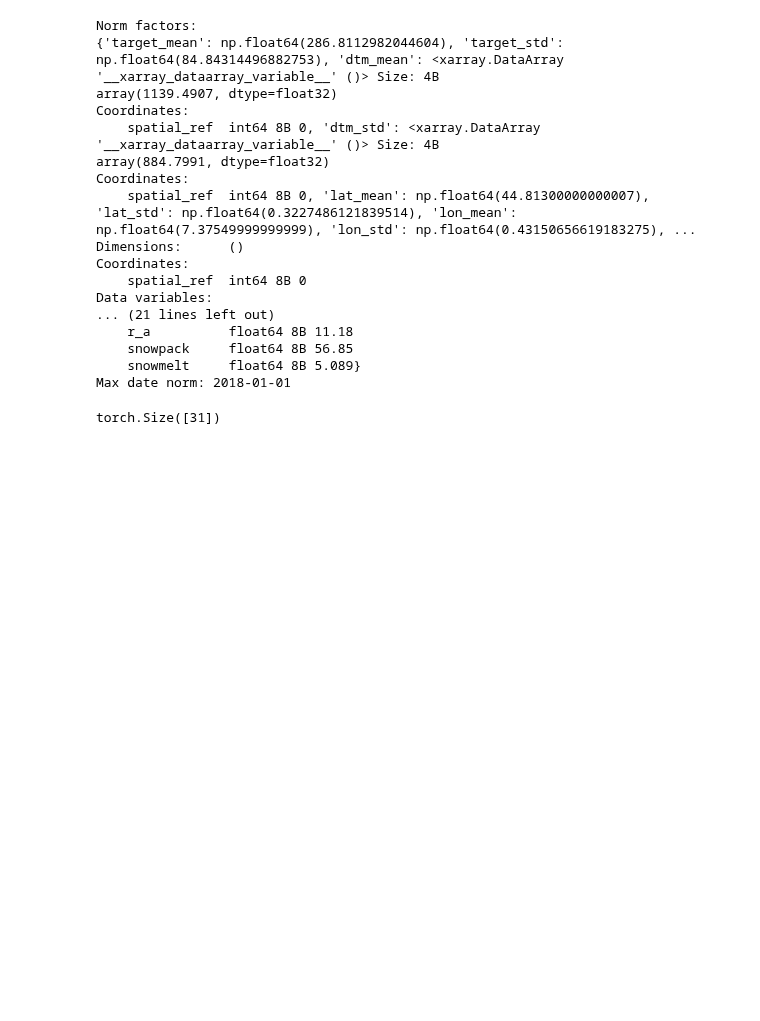
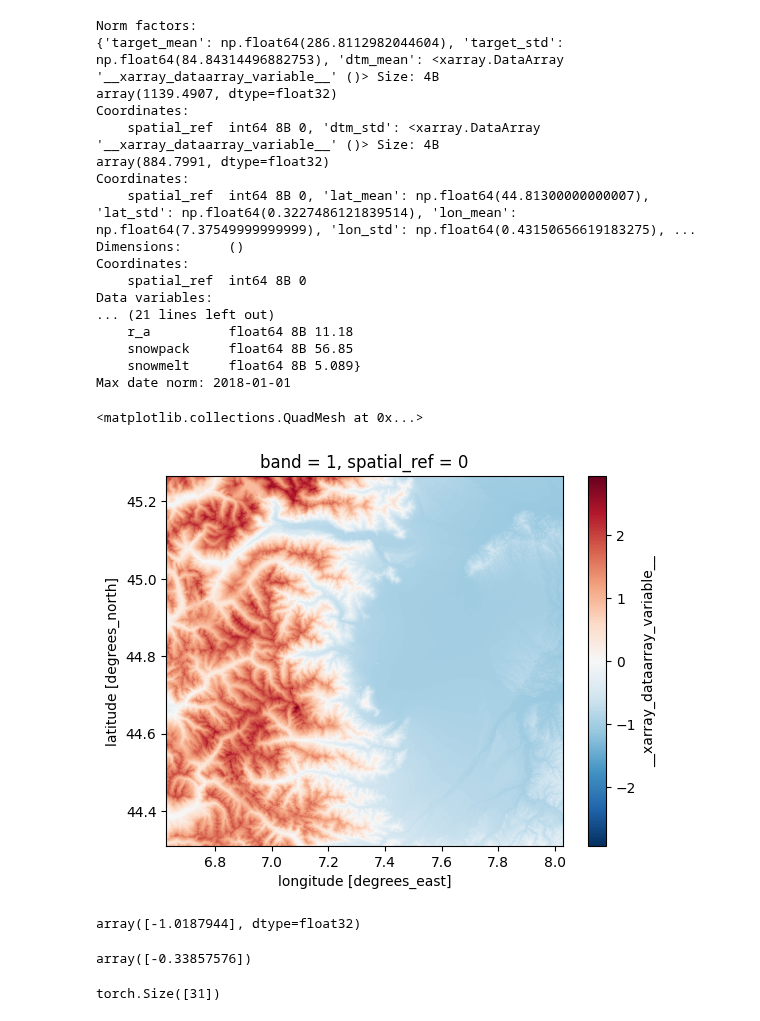
Before and after one commit to Matteo-Salis/physics-guided-gwl, a Jupyter notebook: src/notebooks/meteo_wtd_loader_continuous.ipynb, the cells around one changed output. Cells and saved outputs as stored; diff of their text form; code cells hidden in the pictures; blank space fills up the shorter version.

```diff
--- a/src/notebooks/meteo_wtd_loader_continuous.ipynb
+++ b/src/notebooks/meteo_wtd_loader_continuous.ipynb
@@ -71,6 +71,30 @@ Data variables:
     snowpack     float64 8B 56.85
     snowmelt     float64 8B 5.089}
 Max date norm: 2018-01-01
+# %%
+prova_m = (ds.dtm_roi - ds.dtm_roi.mean())/ds.dtm_roi.std()
+prova_M = (ds.dtm_roi - ds.dtm_roi.median())/(ds.dtm_roi.quantile(0.75) - ds.dtm_roi.quantile(0.25))
+# %%
+prova_m.plot()
+# %% [output]
+<matplotlib.collections.QuadMesh at 0x...>
+[figure, added]
+# %%
+sample = 3
+prova_m.sel(x = ds[0][0][:,1][sample],
+               y = ds[0][0][:,0][sample],
+               method = "nearest").values
+# %% [output]
+array([-1.0187944], dtype=float32)
+# %%
+#prova_M.plot()
+
+sample = 4
+prova_M.sel(x = ds[0][0][:,1][sample],
+               y = ds[0][0][:,0][sample],
+               method = "nearest").values
+# %% [output]
+array([-0.33857576])
 # %%
 ds[0][4].shape
 # %% [output]
```
Also changed, not shown: parts of 14 cells of this notebook, 2 other files.
